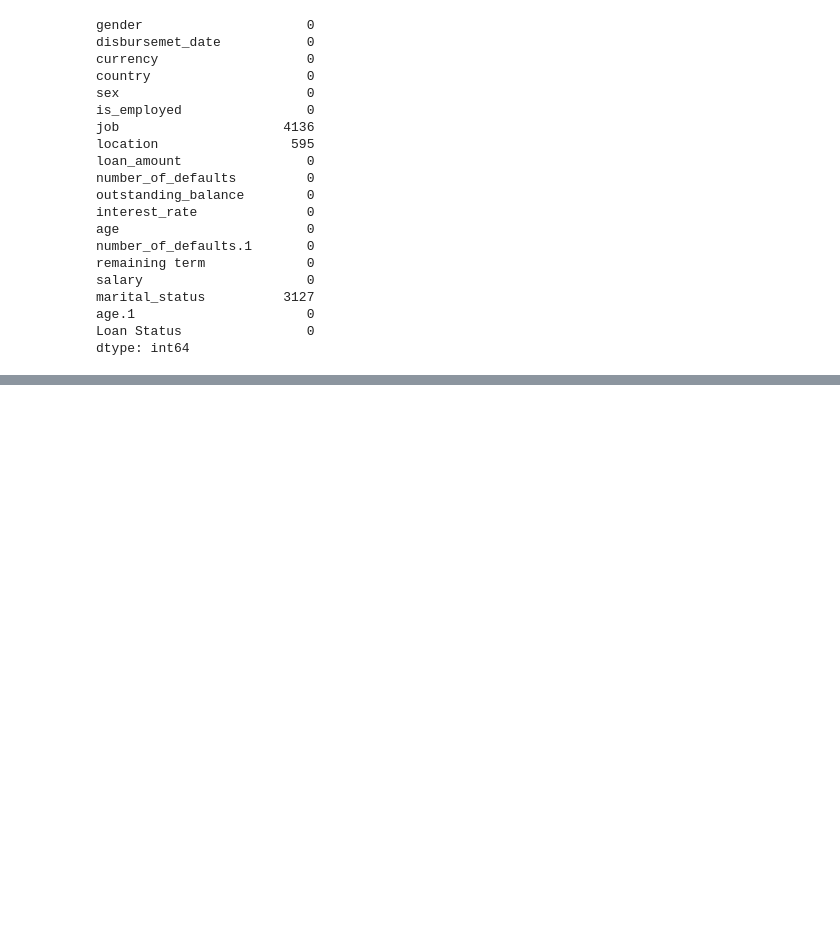
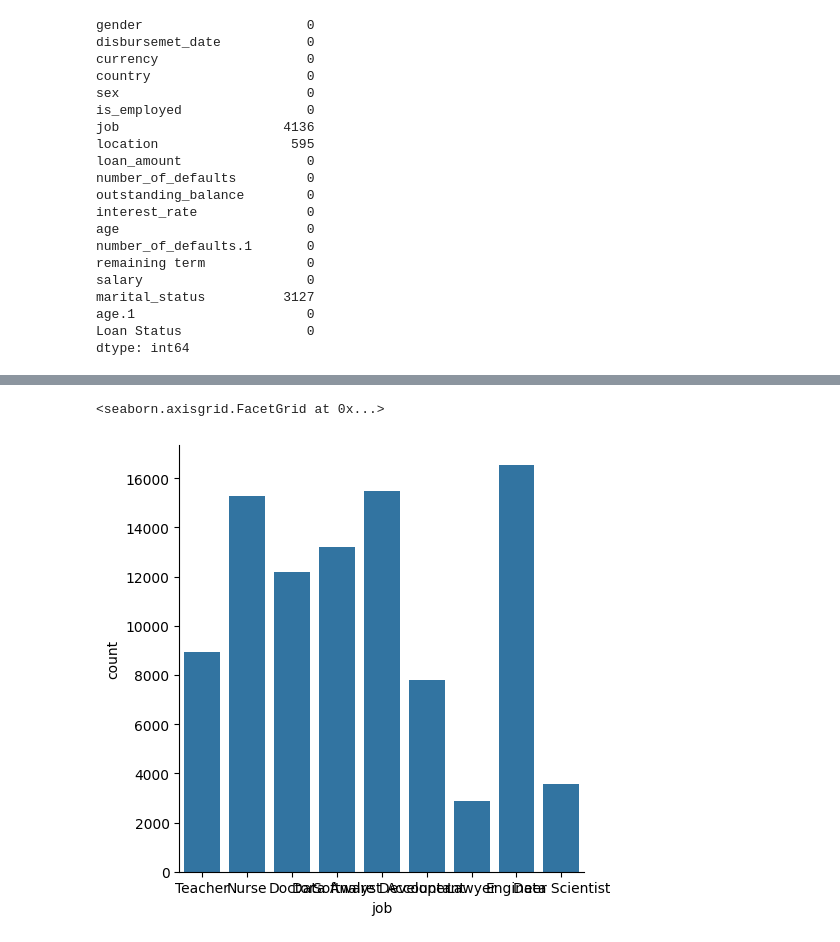
Before and after one commit to Augah2001/Data-Science-Competion-Question-and-Data, a Jupyter notebook: credit_risk.ipynb, the cells around one changed output, grey strips where cells are left out. Cells and saved outputs as stored; diff of their text form; code cells hidden in the pictures; blank space fills up the shorter version.

Commit message:
missing values impution

```diff
--- a/credit_risk.ipynb
+++ b/credit_risk.ipynb
@@ -343,6 +343,6 @@ sns.catplot(data=df, x= 'marital_status', kind= 'count')
 [figure]
 # %%
 # convert dtypes from object to category
-df = df.assign(**{col: df[col].astype('category') for col in df.select_dtypes(include='object')})
+# df = df.assign(**{col: df[col].astype('category') for col in df.select_dtypes(include='object')})
 df.dtypes
 # %% [output]
@@ -391,0 +408,9 @@ dtype: int64
+# %%
+import importlib
+import predict_marital
+importlib.reload(predict_marital)
+from predict_marital import Predict_ML
+# from sklearn
+
+mdl = Predict_ML(df)
+mdl.train()
@@ -391,0 +425,13 @@ dtype: int64
+# %%
+status =[]
+
+for i in mdl.predict():
+    if i == 0:
+        status.append('single')
+    elif i ==1:
+        status.append('married')
+    elif i ==2:
+        status.append('divorced')
+
+df.loc[df.marital_status.isna(), 'marital_status' ] = status
+df
@@ -391,0 +452,6 @@ dtype: int64
+# %%
+df.job.value_counts()
+sns.catplot(data=df, x='job', kind= 'count')
+# %% [output]
+<seaborn.axisgrid.FacetGrid at 0x...>
+[figure, added]
```
Also changed, not shown: parts of 8 cells of this notebook, 1 other file.
